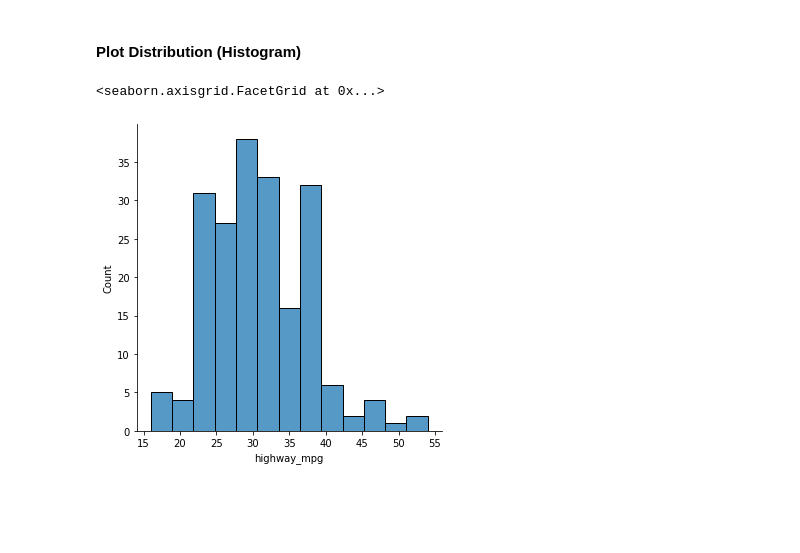
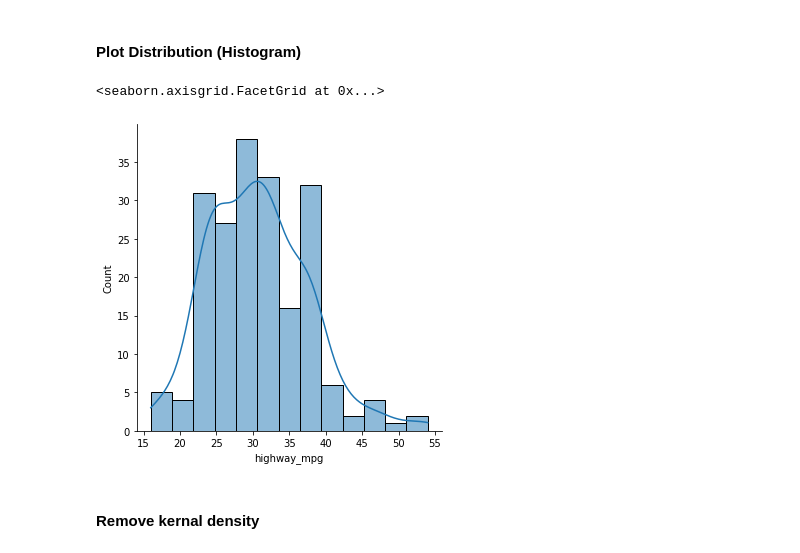
Before and after one commit to pwahane/tutorials, a Jupyter notebook: visualisation.ipynb, the cells around one changed output. Drawn from its saved outputs; the diff is of its cells as text; code cells hidden in the pictures; blank space fills up the shorter version.

```diff
--- a/visualisation.ipynb
+++ b/visualisation.ipynb
@@ -110,7 +110,9 @@ sns.lmplot(x='horsepower',y='price',data=auto_data,fit_reg=True,hue="body_style"
 # %% [markdown]
 #### Plot Distribution (Histogram)
 # %%
-sns.displot(auto_data['highway_mpg'])
+sns.displot(auto_data['highway_mpg'],kde=True)
 # %% [output]
 <seaborn.axisgrid.FacetGrid at 0x...>
-[figure, old version]
+[figure, new version]
+# %% [markdown]
+#### Remove kernal density
```
Also changed, not shown: parts of 19 cells of this notebook.
